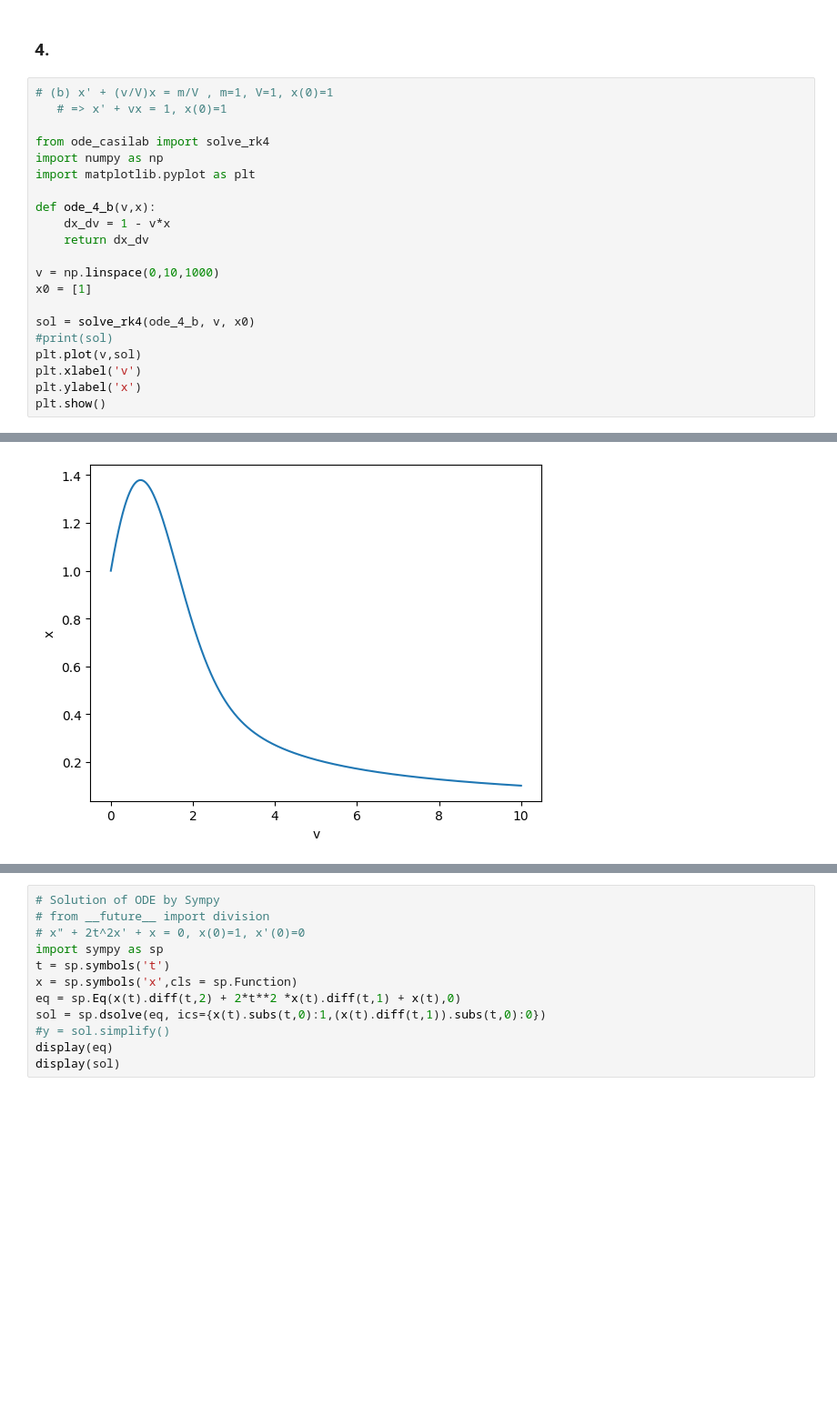
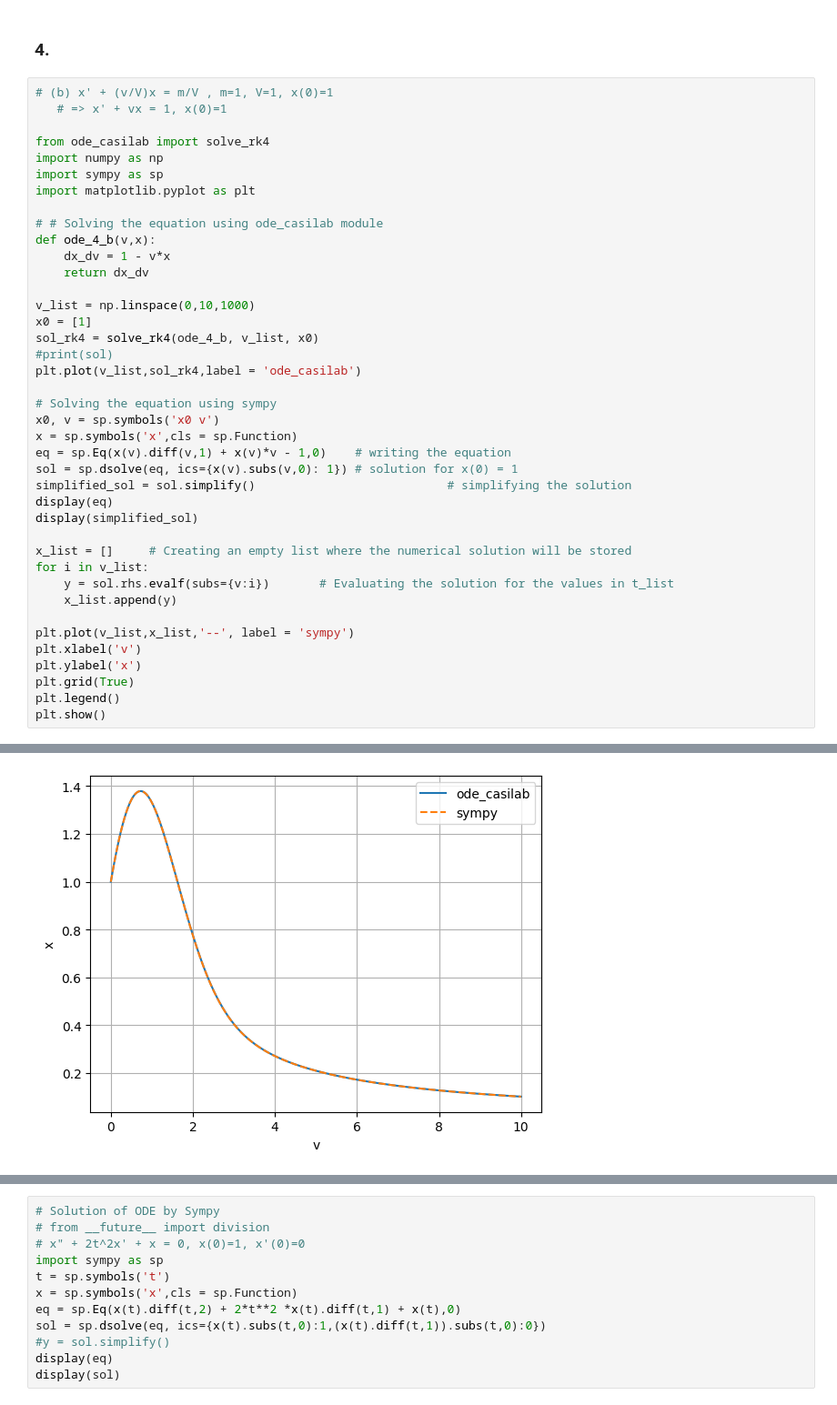
Before and after one commit to Gimgachad/Pyproj, a Jupyter notebook: Computational_project_1.ipynb, the cells around one changed output, grey strips where cells are left out. Shown at 91% size. Saved outputs shown, nothing was run; the diff lists cells and outputs as text; blank space fills up the shorter version.

```diff
--- a/Computational_project_1.ipynb
+++ b/Computational_project_1.ipynb
@@ -6,19 +6,38 @@
 
 from ode_casilab import solve_rk4
 import numpy as np
+import sympy as sp
 import matplotlib.pyplot as plt
 
+# # Solving the equation using ode_casilab module
 def ode_4_b(v,x):
     dx_dv = 1 - v*x
     return dx_dv
 
-v = np.linspace(0,10,1000)
+v_list = np.linspace(0,10,1000)
 x0 = [1]
+sol_rk4 = solve_rk4(ode_4_b, v_list, x0)
+#print(sol)
+plt.plot(v_list,sol_rk4,label = 'ode_casilab')
 
-sol = solve_rk4(ode_4_b, v, x0)
-#print(sol)
-plt.plot(v,sol)
+# Solving the equation using sympy
+x0, v = sp.symbols('x0 v')
+x = sp.symbols('x',cls = sp.Function)
+eq = sp.Eq(x(v).diff(v,1) + x(v)*v - 1,0)    # writing the equation
+sol = sp.dsolve(eq, ics={x(v).subs(v,0): 1}) # solution for x(0) = 1
+simplified_sol = sol.simplify()                           # simplifying the solution
+display(eq)
+display(simplified_sol)
+
+x_list = []     # Creating an empty list where the numerical solution will be stored
+for i in v_list:
+    y = sol.rhs.evalf(subs={v:i})       # Evaluating the solution for the values in t_list
+    x_list.append(y)
+
+plt.plot(v_list,x_list,'--', label = 'sympy')
 plt.xlabel('v')
 plt.ylabel('x')
+plt.grid(True)
+plt.legend()
 plt.show()
 # %% [output]
@@ -25 +46 @@ plt.show()
-[figure, old version]
+[figure, new version]
```
Also changed, not shown: parts of 37 cells of this notebook.
